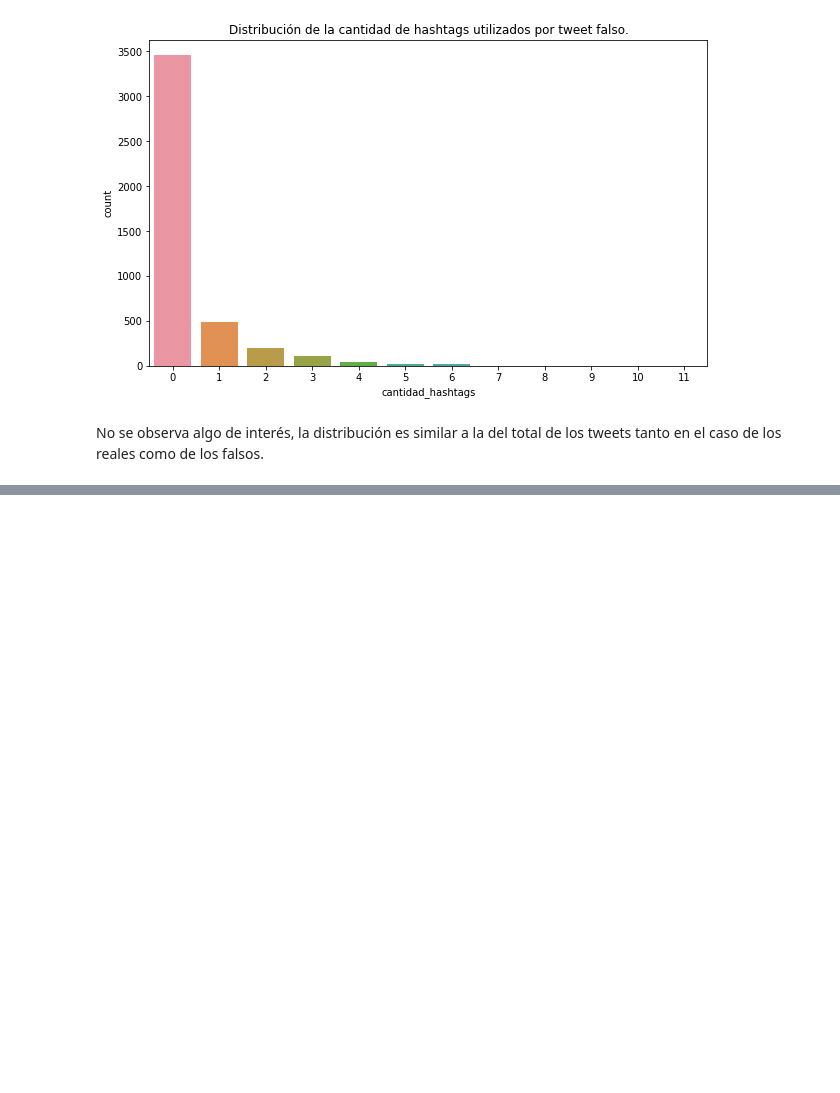
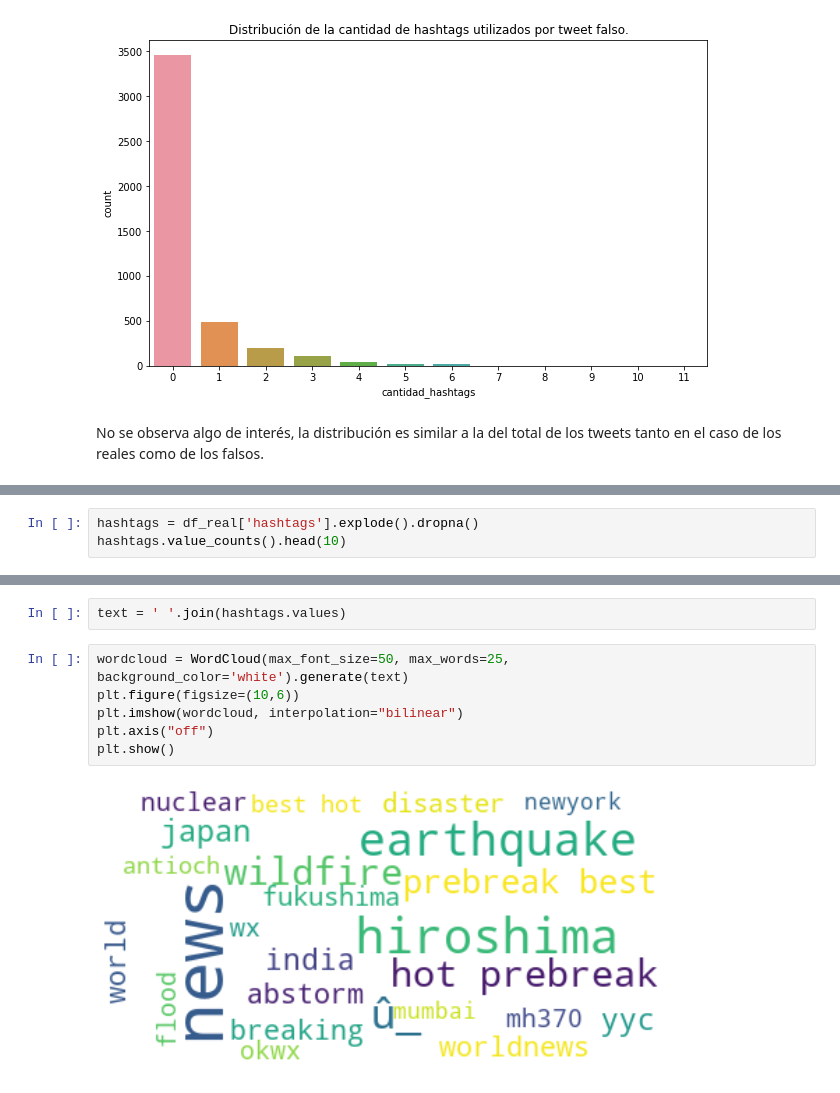
Before and after one commit to yuquimura/Trabajo-Practico-1, a Jupyter notebook: notebooks/analisis_hashtags.ipynb, the cells around one changed output, grey strips where cells are left out. Cells and saved outputs as stored; diff of their text form; blank space fills up the shorter version.

```diff
--- a/notebooks/analisis_hashtags.ipynb
+++ b/notebooks/analisis_hashtags.ipynb
@@ -176,0 +183,3 @@ No se observa algo de interés, la distribución es similar a la del total de lo
+# %%
+hashtags = df_real['hashtags'].explode().dropna()
+hashtags.value_counts().head(10)
@@ -176,0 +198,10 @@ No se observa algo de interés, la distribución es similar a la del total de lo
+# %%
+text = ' '.join(hashtags.values)
+# %%
+wordcloud = WordCloud(max_font_size=50, max_words=25, background_color='white').generate(text)
+plt.figure(figsize=(10,6))
+plt.imshow(wordcloud, interpolation="bilinear")
+plt.axis("off")
+plt.show()
+# %% [output]
+[figure, added]
```
Also changed, not shown: parts of 6 cells of this notebook.
